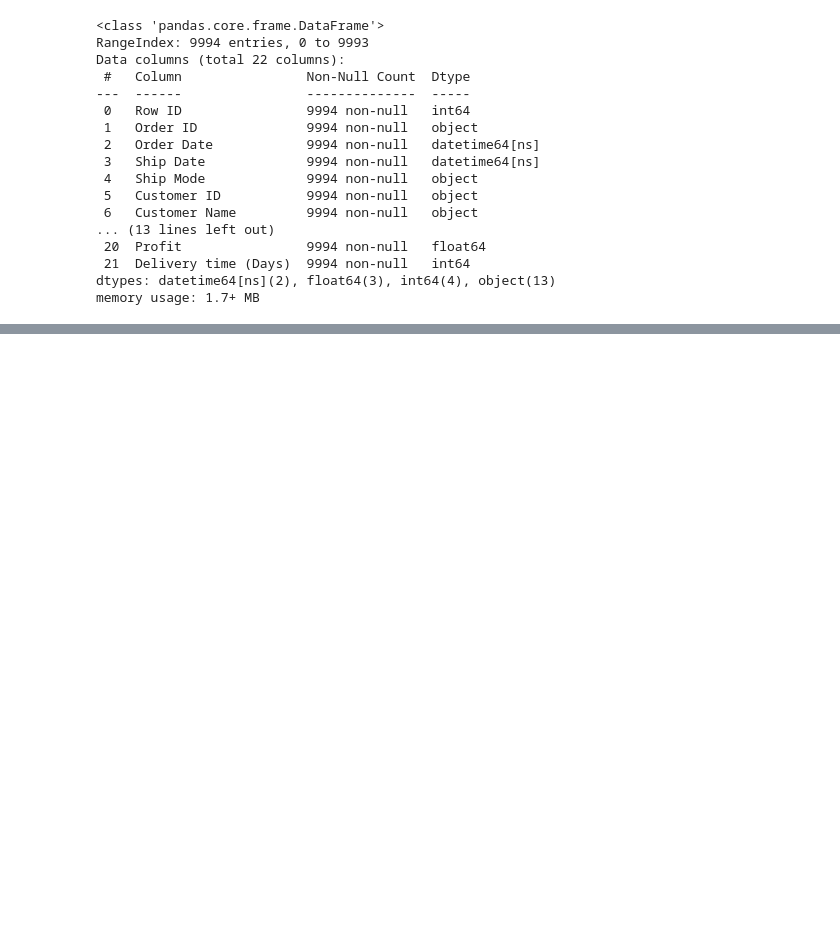
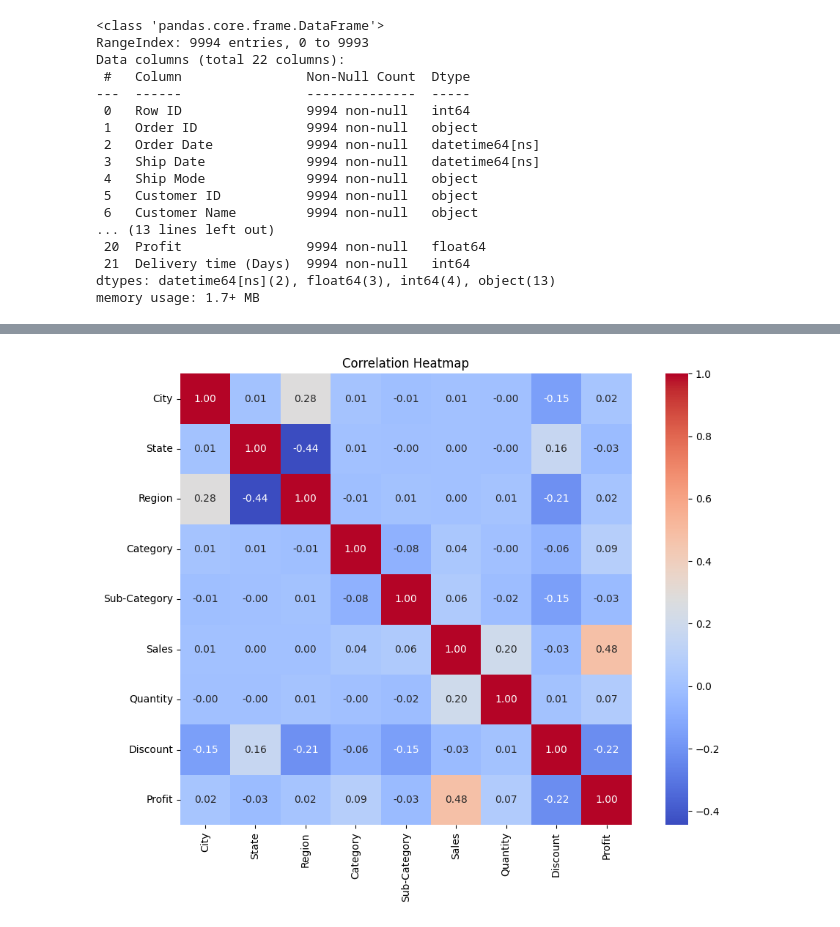
Before and after one commit to ahmedtarfa/ProMart, a Jupyter notebook: preprocessing_data.ipynb, the cells around one changed output, grey strips where cells are left out. Drawn from its saved outputs; the diff is of its cells as text; code cells hidden in the pictures; blank space fills up the shorter version.

```diff
--- a/preprocessing_data.ipynb
+++ b/preprocessing_data.ipynb
@@ -96,0 +99,5 @@ df.to_csv('preprocessed_data.csv', index=False)
+# %%
+data = df.copy()
+# %%
+data.drop(["Row ID","Order ID","Customer ID","Customer Name","Postal Code","Country","Product ID","Product Name","Order Date","Ship Date"],axis=1,inplace=True)
+data.info()
@@ -96,0 +124,8 @@ df.to_csv('preprocessed_data.csv', index=False)
+# %%
+from sklearn.preprocessing import LabelEncoder
+
+label_encoder = LabelEncoder()
+
+for col in data.select_dtypes(include=['object']).columns:
+    data[col] = label_encoder.fit_transform(data[col])
+data.info()
@@ -96,0 +181,7 @@ df.to_csv('preprocessed_data.csv', index=False)
+# %%
+# Drop insignificant features
+features_to_drop = ['Ship Mode', 'Segment', 'Delivery time (Days)']
+data = data.drop(columns=features_to_drop)
+
+# Display the cleaned data
+print(data.head())
@@ -96,0 +202,15 @@ df.to_csv('preprocessed_data.csv', index=False)
+# %%
+import seaborn as sns
+import matplotlib.pyplot as plt
+
+correlation_matrix = data.corr()
+
+plt.figure(figsize=(12, 8))
+
+sns.heatmap(correlation_matrix, annot=True, fmt='.2f', cmap='coolwarm', square=True)
+
+# Title and labels
+plt.title('Correlation Heatmap')
+plt.show()
+# %% [output]
+[figure, added]
```
Also changed, not shown: parts of 6 cells of this notebook.
